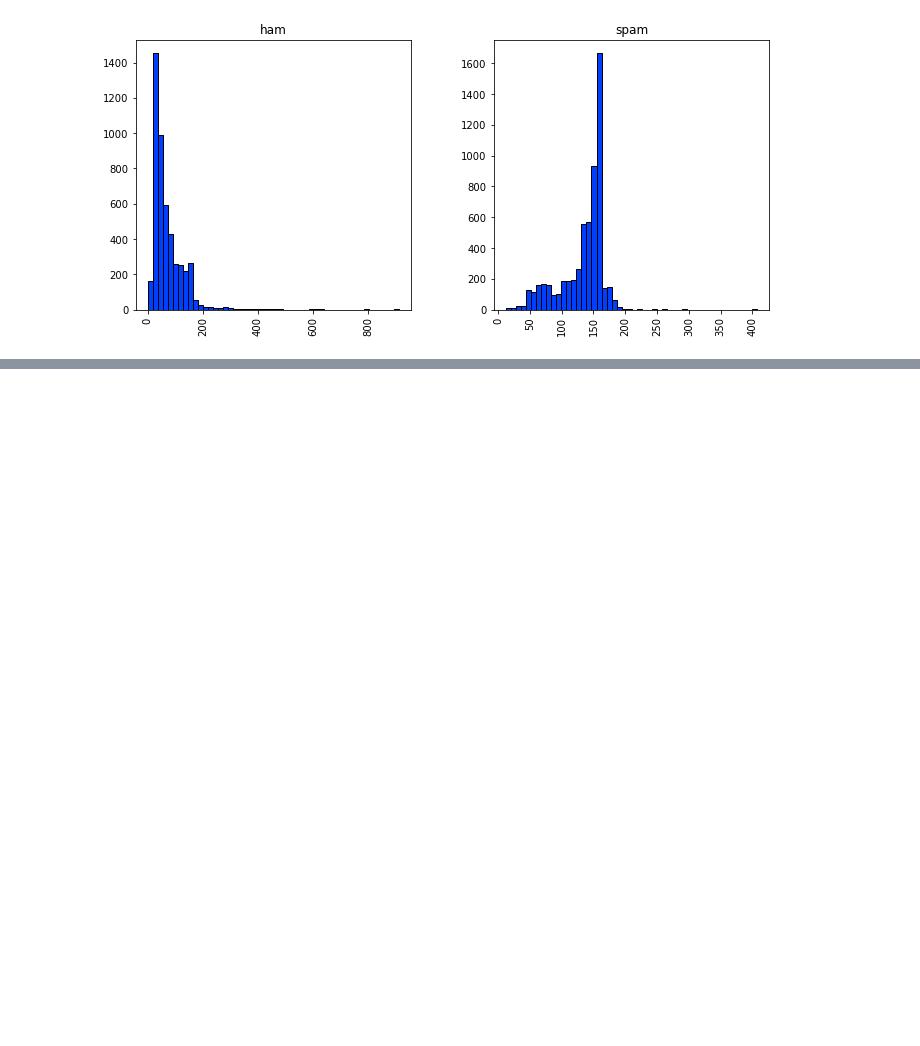
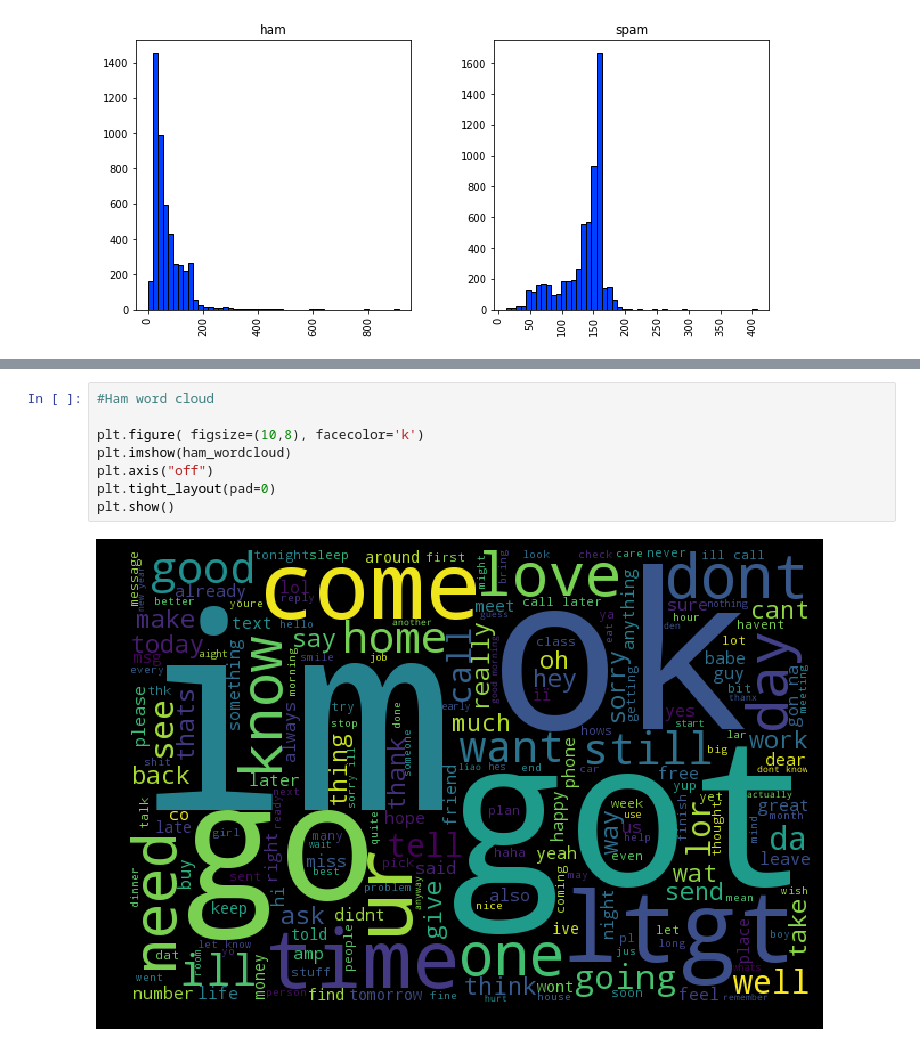
Before and after one commit to MohammedSiddiqui/intro-to-ds-project, a Jupyter notebook: project.ipynb, the cells around one changed output, grey strips where cells are left out. Drawn from its saved outputs; the diff is of its cells as text; blank space fills up the shorter version.

```diff
--- a/project.ipynb
+++ b/project.ipynb
@@ -148,0 +200,10 @@ array([<matplotlib.axes._subplots.AxesSubplot object at 0x...>,
+# %%
+#Ham word cloud
+
+plt.figure( figsize=(10,8), facecolor='k')
+plt.imshow(ham_wordcloud)
+plt.axis("off")
+plt.tight_layout(pad=0)
+plt.show()
+# %% [output]
+[figure, added]
```
Also changed, not shown: parts of 13 cells of this notebook.
